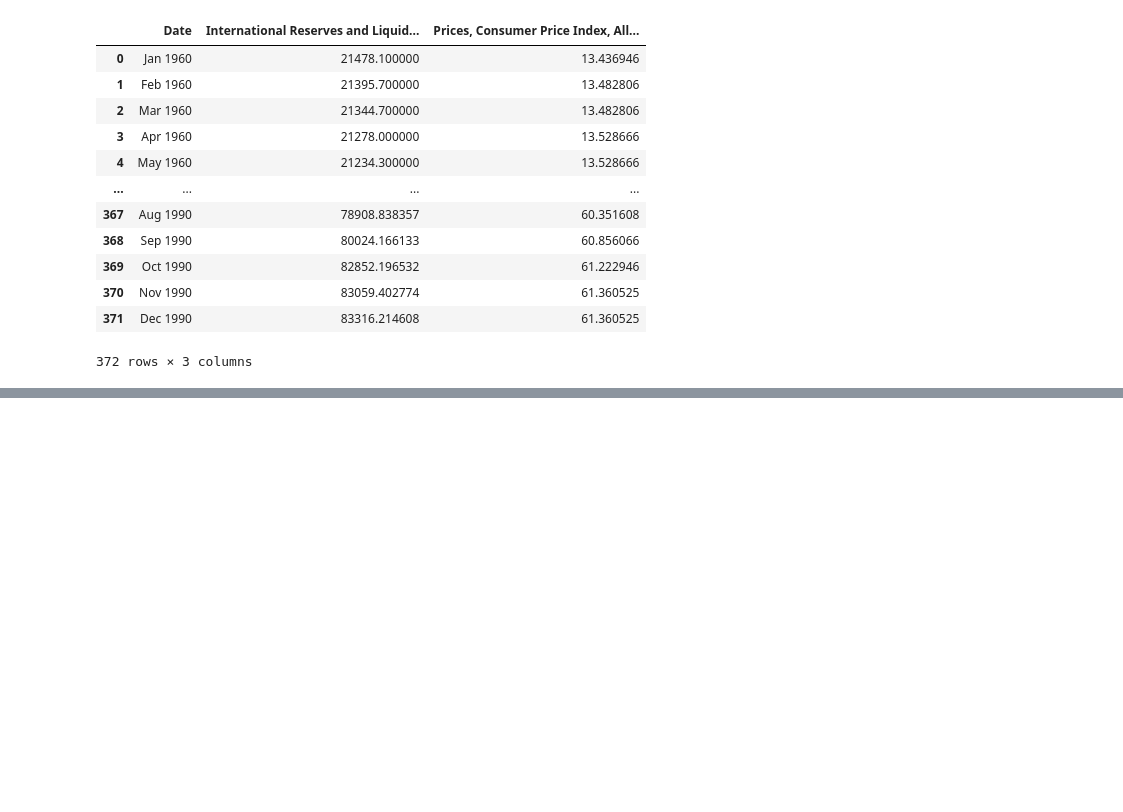
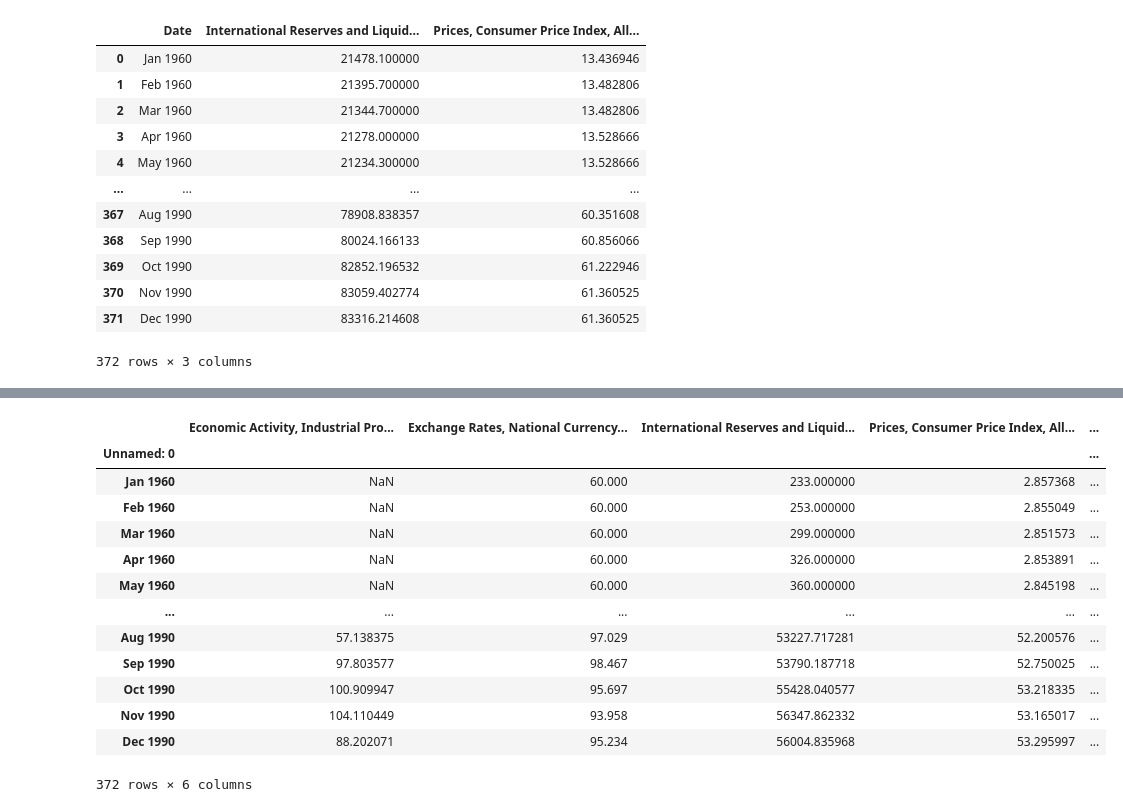
Before and after one commit to PhoenixTMB/EC1B1-Project, a Jupyter notebook: jonathan.ipynb, the cells around one changed output, grey strips where cells are left out. Drawn from its saved outputs; the diff is of its cells as text; code cells hidden in the pictures; blank space fills up the shorter version.

```diff
--- a/jonathan.ipynb
+++ b/jonathan.ipynb
@@ -36,4 +36,4 @@ us_data.rename(columns={'Unnamed: 0': 'Date'})
 | 371 | Dec 1990 | 83316.214608 | 61.360525 |
 372 rows × 3 columns
 # %%
-pd.merge(spain_data, us_data, on='Unnamed: 0')
+data = pd.merge(spain_data, us_data, on='Unnamed: 0')
@@ -53,0 +135,17 @@ pd.merge(spain_data, us_data, on='Unnamed: 0')
+# %%
+data
+# %% [output]
+|  | Economic Activity, Industrial Pro... | Exchange Rates, National Currency... | International Reserves and Liquid... | Prices, Consumer Price Index, All... | ... |
+| Unnamed: 0 |  |  |  |  | ... |
+| Jan 1960 | NaN | 60.000 | 233.000000 | 2.857368 | ... |
+| Feb 1960 | NaN | 60.000 | 253.000000 | 2.855049 | ... |
+| Mar 1960 | NaN | 60.000 | 299.000000 | 2.851573 | ... |
+| Apr 1960 | NaN | 60.000 | 326.000000 | 2.853891 | ... |
+| May 1960 | NaN | 60.000 | 360.000000 | 2.845198 | ... |
+| ... | ... | ... | ... | ... | ... |
+| Aug 1990 | 57.138375 | 97.029 | 53227.717281 | 52.200576 | ... |
+| Sep 1990 | 97.803577 | 98.467 | 53790.187718 | 52.750025 | ... |
+| Oct 1990 | 100.909947 | 95.697 | 55428.040577 | 53.218335 | ... |
+| Nov 1990 | 104.110449 | 93.958 | 56347.862332 | 53.165017 | ... |
+| Dec 1990 | 88.202071 | 95.234 | 56004.835968 | 53.295997 | ... |
+372 rows × 6 columns
```
Also changed, not shown: parts of 13 cells of this notebook.
